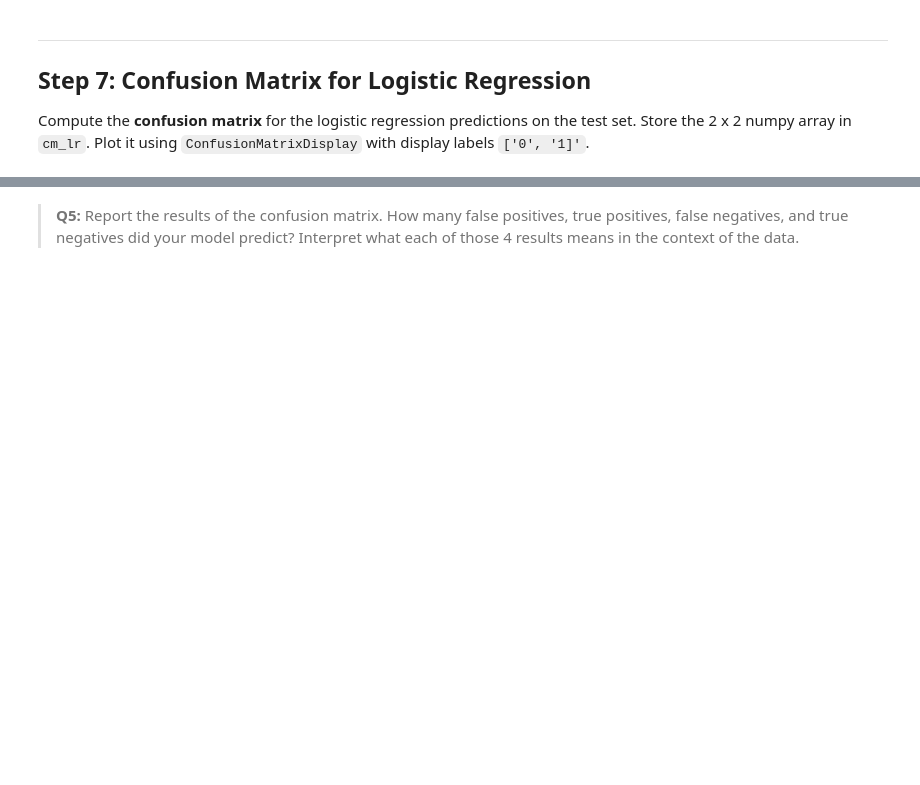
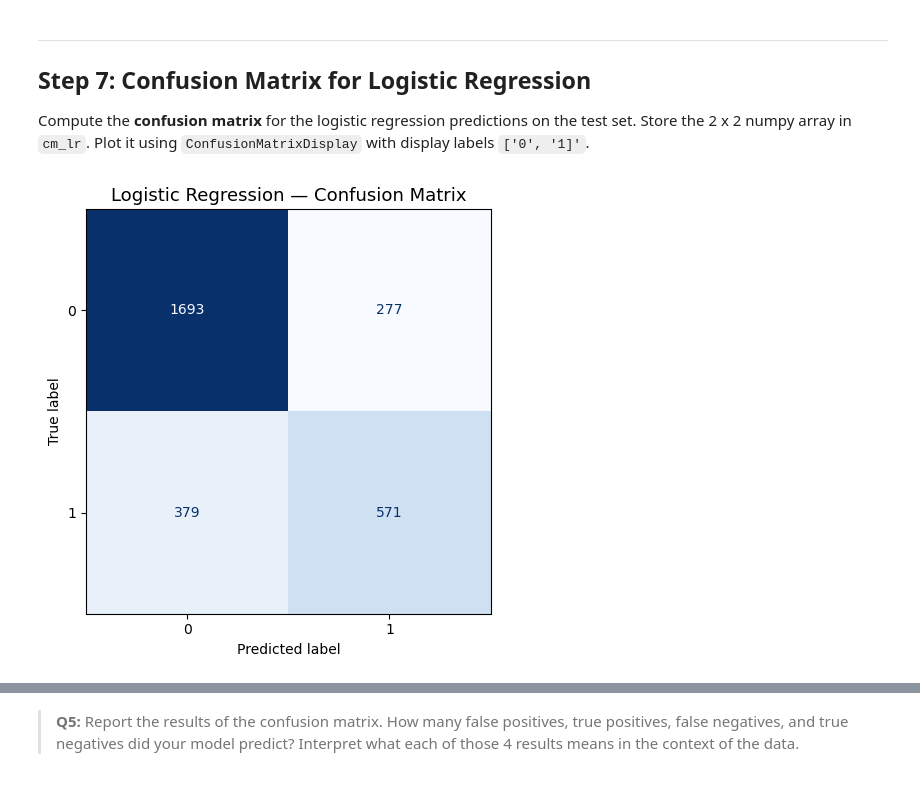
Before and after one commit to lsdixit/assignment-2, a Jupyter notebook: hw2-task2.ipynb, the cells around one changed output, grey strips where cells are left out. Cells and saved outputs as stored; diff of their text form; code cells hidden in the pictures; blank space fills up the shorter version.

```diff
--- a/hw2-task2.ipynb
+++ b/hw2-task2.ipynb
@@ -264,7 +261,15 @@ _Type your answer here, replacing this text._
 ## Step 5: KNN with Optimal K
  Re- run your  K-Nearest Neighbors Classifier with number of neighbors equal to  `optimal_k`. Store your accuracy in `knn_optimal_accuracy`.
 # %%
+# Initialize KNN with optimal K from cross validation
+knn_optimal = KNeighborsClassifier(n_neighbors = optimal_k)
 
-knn_optimal_accuracy = ...
+# Fit KNN on training data
+knn_optimal.fit(X_train, y_train)
 
+# Predict on test data
+y_pred_knn_optimal = knn_optimal.predict(X_test)
+knn_optimal_accuracy = accuracy_score(y_test, y_pred_knn_optimal)
+
+print(f'KNN (K=3) test accuracy: {knn3_accuracy:.4f}')
 print(f'KNN (K={optimal_k}) test accuracy: {knn_optimal_accuracy:.4f}')
@@ -293,8 +303,15 @@ We will now create a Logistic Regression with the same predictors and outcome va
 2. Fit `lr` on the full training set, predict on the test set, and store predictions in `y_pred_lr` and test-set accuracy in `lr_accuracy`. This will be using the default threshold of $\alpha=0.5$.
 3. Extract the coefficients from your linear regression with `.coef_[]` and `.intercept_[]`. Create a table with a feature and coefficient column to present your results.
 # %%
-lr = ...
+# Run cross validation for a logistic regression
+lr = LogisticRegressionCV(cv=5, random_state=42)
 
-y_pred_lr   = ...
-lr_accuracy = ...
+# Fit model on training set
+lr.fit(X_train, y_train)
+
+# Make predictions on the test set
+y_pred_lr = lr.predict(X_test)
+lr_accuracy = accuracy_score(y_test, y_pred_lr)
 lr_accuracy
+
+lr.coef_
@@ -317,6 +338,19 @@ _Type your answer here, replacing this text._
 
 Compute the **confusion matrix** for the logistic regression predictions on the test set. Store the 2 x 2 numpy array in `cm_lr`. Plot it using `ConfusionMatrixDisplay` with display labels `['0', '1]'`.
 # %%
-cm_lr = ...
+# Compute confusion matrix
+cm_lr = confusion_matrix(y_test, y_pred_lr)
+
+# Plot confusion matrix
+disp = ConfusionMatrixDisplay(confusion_matrix=cm_lr,
+                               display_labels=['0', '1'])
+
+fig, ax = plt.subplots(figsize=(6, 5))
+disp.plot(ax=ax, colorbar=False, cmap='Blues')
+ax.set_title('Logistic Regression — Confusion Matrix', fontsize=13)
+plt.tight_layout()
+plt.show()
+# %% [output]
+[figure, added]
 # %%
 grader.check("q11")
```
Also changed, not shown: parts of 18 cells of this notebook.
